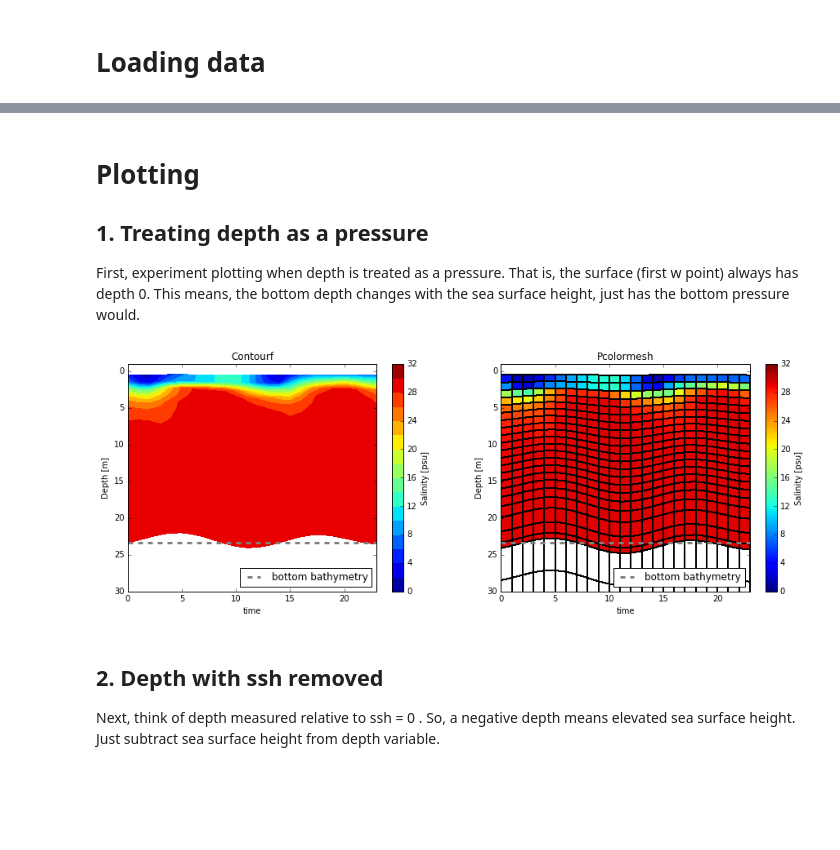
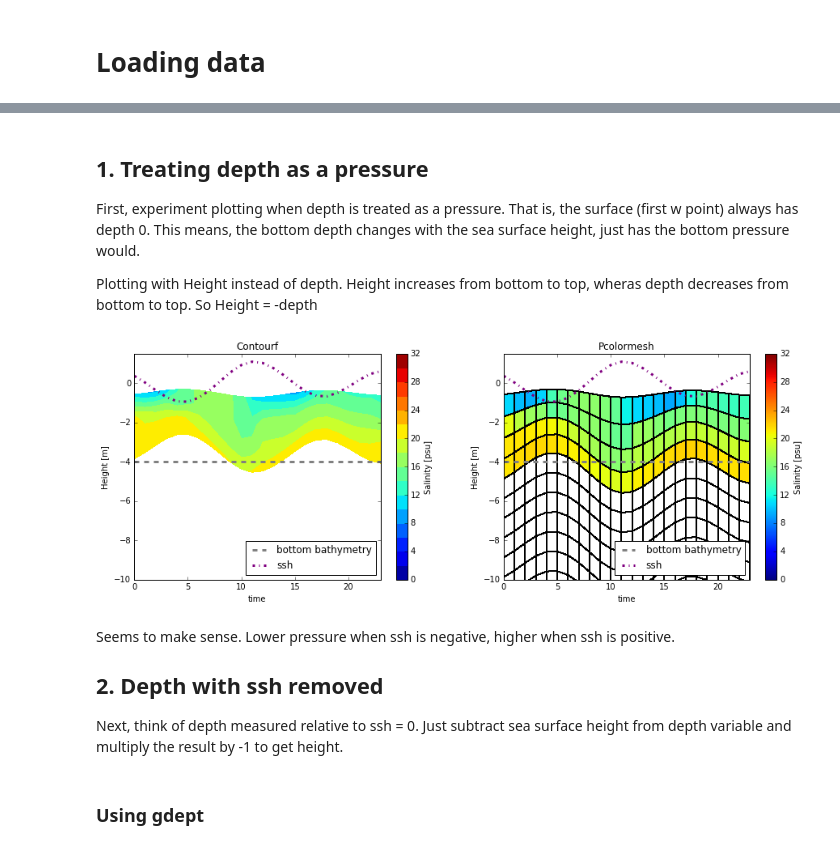
Before and after one commit to SalishSeaCast/analysis-nancy, a Jupyter notebook: notebooks/energy_flux/Plotting with time dependent depths.ipynb, the cells around one changed output, grey strips where cells are left out. Saved outputs shown, nothing was run; the diff lists cells and outputs as text; code cells hidden in the pictures; blank space fills up the shorter version.

```diff
--- a/notebooks/energy_flux/Plotting with time dependent depths.ipynb
+++ b/notebooks/energy_flux/Plotting with time dependent depths.ipynb
@@ -28,4 +26,6 @@ gdepw_0 = mesh_mask.variables['gdepw'][:]
 ssh = fT.variables['sossheig'][:]
 sal = fT.variables['vosaline'][:]
 # %%
-e3t_t, e3w_t, gdept_t, gdepw_t = grid_time.calculate_vertical_grids(e3t_0[0,...], tmask[0,...], ssh)
+grids = grid_tools.calculate_vertical_grids(e3t_0[0,...], tmask[0,...], ssh, return_vars=['gdept_t',
+                                                                                          'gdepw_t']
+                                           )
@@ -31,0 +35,9 @@ e3t_t, e3w_t, gdept_t, gdepw_t = grid_time.calculate_vertical_grids(e3t_0[0,...]
+# %%
+sal_m = np.ma.array(sal, mask = np.ones(sal.shape) - tmask)
+# %%
+j=410
+i=310
+plt.pcolormesh(sal_m[0,0,:,:])
+cbar=plt.colorbar()
+cbar.set_label("Salinity")
+plt.plot(i,j,'*',color='gray',ms=10)
@@ -32,43 +47,44 @@ e3t_t, e3w_t, gdept_t, gdepw_t = grid_time.calculate_vertical_grids(e3t_0[0,...]
 # %% [markdown]
-# Plotting
-
 ## 1. Treating depth as a pressure
 First, experiment plotting when depth is treated as a pressure. That is, the surface (first w point) always has depth 0. This means, the bottom depth changes with the sea surface height, just has the bottom pressure would.
+
+Plotting with Height instead of depth. Height increases from bottom to top, wheras depth decreases from bottom to top. So Height = -depth
 # %%
-j=400
-i=300
-time,_ = np.meshgrid(np.arange(sal.shape[0]),gdept_t[0,:,j,i])
+time,_ = np.meshgrid(np.arange(sal.shape[0]),gdept_0[0,:,j,i])
 fig,axs = plt.subplots(1,2,figsize=(15,5))
 smin=0
 smax=32
 levels= np.arange(smin,smax+2,2)
-sal_m = np.ma.array(sal[:,:,j,i], mask = np.ones(sal[:,:,j,i].shape)-tmask[:,:,j,i])
 #contourf
 ax=axs[0]
-mesh =ax.contourf(time.T,gdept_t[:,:,j,i],
-                  sal_m, levels)
+mesh =ax.contourf(time.T,-grids['gdept_t'][:,:,j,i],
+                  sal_m[:,:,j,i], levels)
 ax.set_title('Contourf')
 cbar=plt.colorbar(mesh, ax=ax)
 cbar.set_label('Salinity [psu]')
 ax=axs[1]
-mesh =ax.pcolormesh(time.T,gdept_t[:,:,j,i],
-                    sal_m,
+mesh =ax.pcolormesh(time.T,-grids['gdept_t'][:,:,j,i],
+                    sal_m[:,:,j,i],
                     edgecolors='k', vmin=smin, vmax=smax)
 ax.set_title('Pcolormesh')
 cbar=plt.colorbar(mesh, ax=ax)
 cbar.set_label('Salinity [psu]')
 for ax in axs:
-    ax.set_ylim([30,-1])
+    ax.set_ylim([-10,1.5])
     ax.set_xlim([0,23])
-    ax.set_ylabel('Depth [m]')
+    ax.set_ylabel('Height [m]')
     ax.set_xlabel('time')
-    ax.plot([0,24],[bathy[j,i],bathy[j,i]], '--', color='gray', lw=3, label='bottom bathymetry')
+    ax.plot([0,24],[-bathy[j,i],-bathy[j,i]], '--', color='gray', lw=3, label='bottom bathymetry')
+    ax.plot(ssh[:,j,i],'-.',color='purple',label='ssh',lw=3)
     ax.legend(loc=4)
 # %% [output]
-[figure, old version]
+[figure, new version]
 # %% [markdown]
+Seems to make sense. Lower pressure when ssh is negative, higher when ssh is positive.
 
 ## 2. Depth with ssh removed
 
-Next, think of depth measured relative to ssh = 0 . So, a negative depth means elevated sea surface height. Just subtract sea surface height from depth variable.
+Next, think of depth measured relative to ssh = 0. Just subtract sea surface height from depth variable and multiply the result by -1 to get height.
+# %% [markdown]
+### Using gdept
 # %%
```
Also changed, not shown: parts of 8 cells of this notebook, 3 other files.
